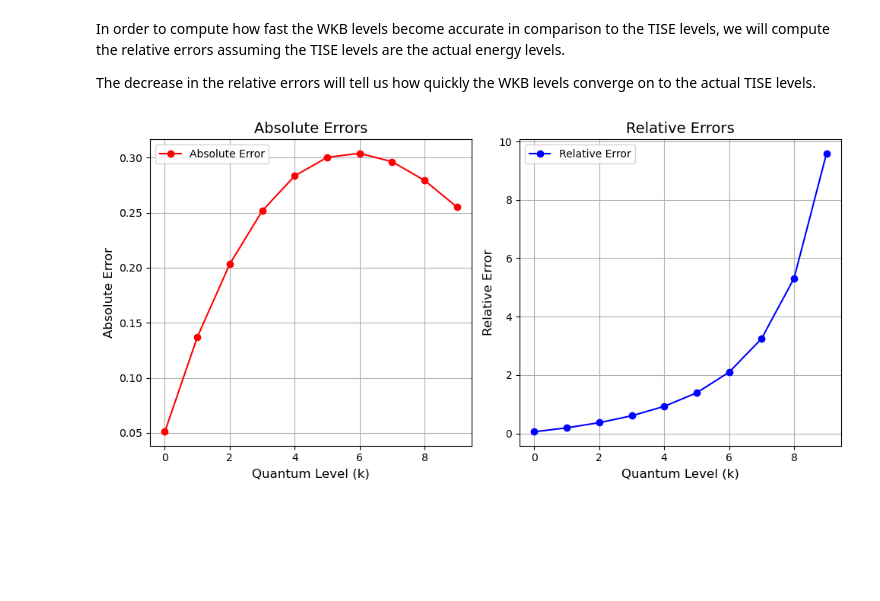
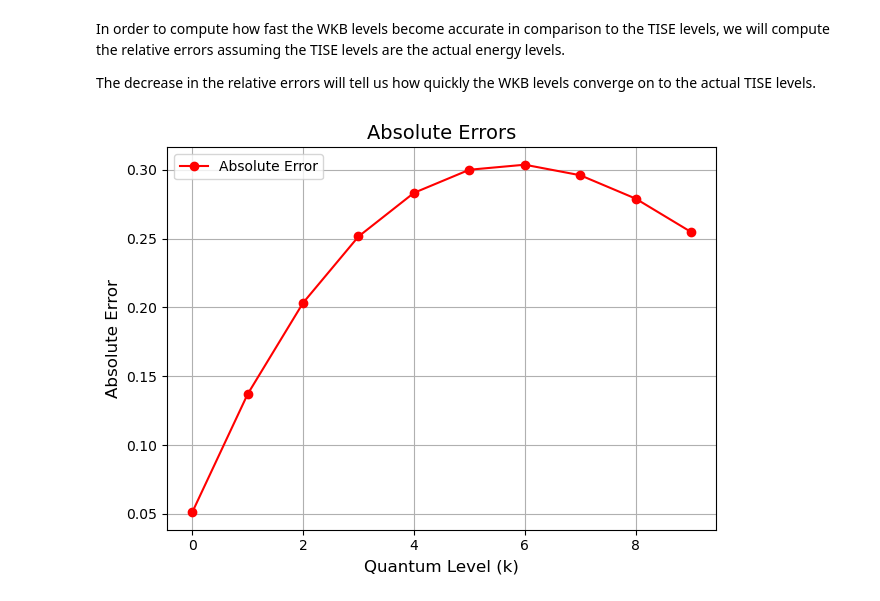
Before and after one commit to SoumyajeetMazumdar/CQMPP, a Jupyter notebook: #4/part3.ipynb, the cells around one changed output. Cells and saved outputs as stored; diff of their text form; code cells hidden in the pictures; blank space fills up the shorter version.

```diff
--- a/#4/part3.ipynb
+++ b/#4/part3.ipynb
@@ -51,28 +51,16 @@ The decrease in the relative errors will tell us how quickly the WKB levels conv
 # %%
 # Quantum levels (0, 1, 2, ...)
 levels = list(range(len(relative_errors)))
 
-# Create side-by-side plots with adjusted layout for better visualization
-fig, axs = plt.subplots(1, 2, figsize=(10, 5))
-
 # Plot absolute errors
-axs[0].plot(levels, absolute_errors, "o-", label="Absolute Error", color="red")
-axs[0].set_xlabel("Quantum Level (k)", fontsize=12)
-axs[0].set_ylabel("Absolute Error", fontsize=12)
-axs[0].set_title("Absolute Errors", fontsize=14)
-axs[0].legend(fontsize=10)
-axs[0].grid(True)
-
-# Plot relative errors
-axs[1].plot(levels, relative_errors, "o-", label="Relative Error", color="blue")
-axs[1].set_xlabel("Quantum Level (k)", fontsize=12)
-axs[1].set_ylabel("Relative Error", fontsize=12)
-axs[1].set_title("Relative Errors", fontsize=14)
-axs[1].legend(fontsize=10)
-axs[1].grid(True)
-
+plt.plot(levels, absolute_errors, "o-", label="Absolute Error", color="red")
+plt.xlabel("Quantum Level (k)", fontsize=12)
+plt.ylabel("Absolute Error", fontsize=12)
+plt.title("Absolute Errors", fontsize=14)
+plt.legend(fontsize=10)
+plt.grid(True)
 # Adjust layout
 plt.tight_layout()
 plt.show()
 # %% [output]
-[figure, old version]
+[figure, new version]
```
Also changed, not shown: parts of 1 cell of this notebook, 1 other file.
